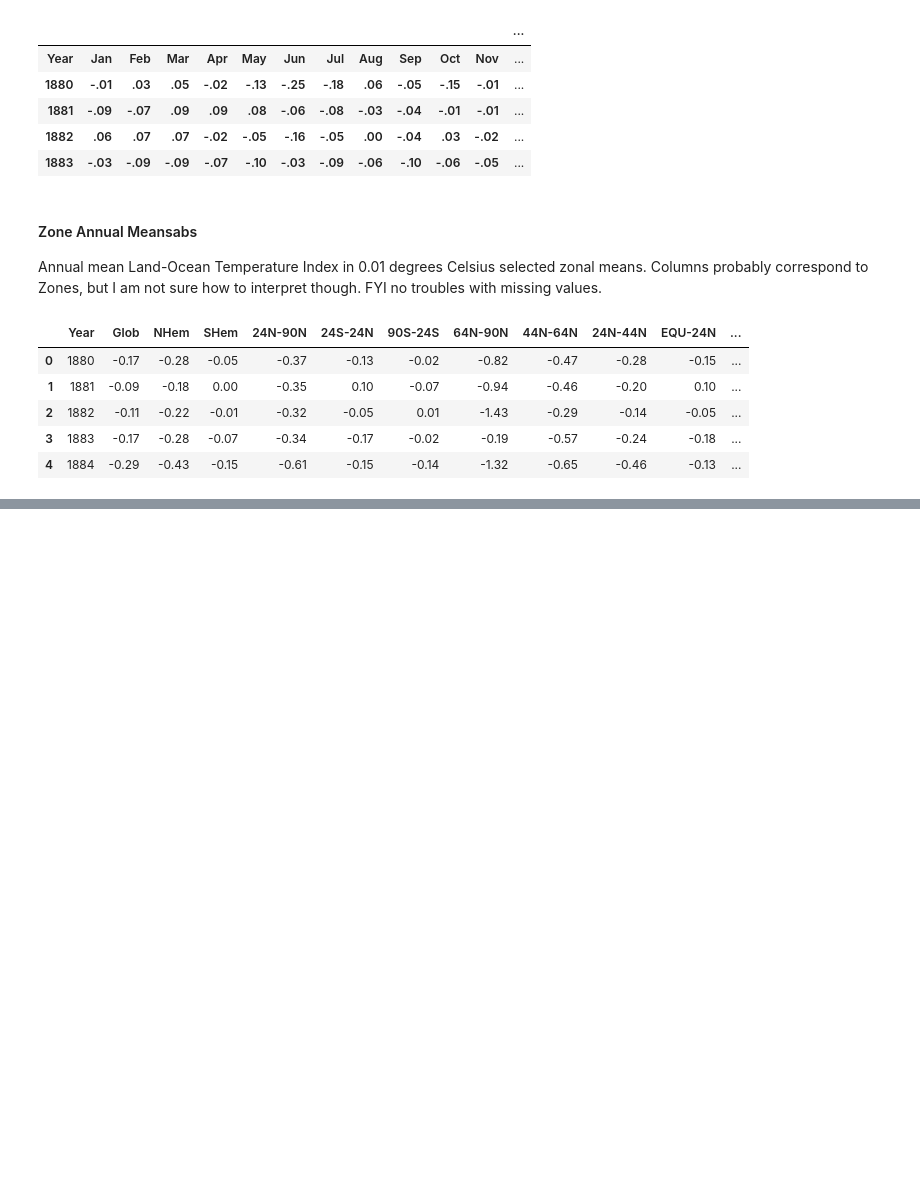
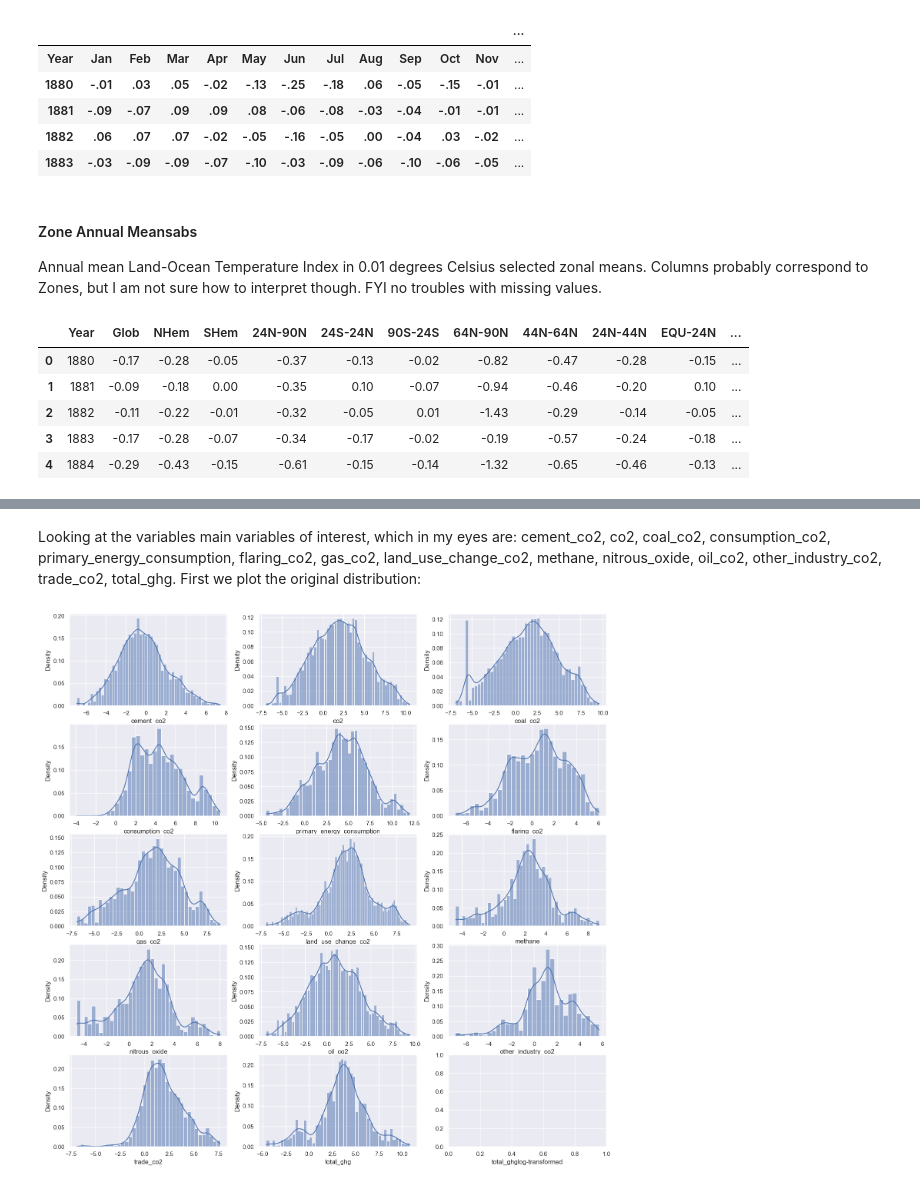
Before and after one commit to shichik07/ClimateAnalysis, a Jupyter notebook: DataExploration/Climate_Explore.ipynb, the cells around one changed output, grey strips where cells are left out. Saved outputs shown, nothing was run; the diff lists cells and outputs as text; code cells hidden in the pictures; blank space fills up the shorter version.

Commit message:
Cleaned up climate explore and played around a bit with the Kaggle data

```diff
--- a/DataExploration/Climate_Explore.ipynb
+++ b/DataExploration/Climate_Explore.ipynb
@@ -10,6 +10,9 @@ import pandas as pd
 import numpy as np
 import matplotlib.pyplot as plt
 import seaborn as sns
+import warnings
+sns.set() # Setting seaborn as default style even if use only matplotlib
+%matplotlib inline
 # %% [markdown]
 ### Load Temperature data Kaggle
 Let's load the Kaggle climate data first. The data was retrieved from [Kaggle](https://www.kaggle.com/datasets/sevgisarac/temperature-change/?select=FAOSTAT_data_1-10-2022.csv).
@@ -168,0 +173,22 @@ Zone_mean_temp_df.head(5)
+# %% [markdown]
+Looking at the variables main variables of interest, which in my eyes are: cement_co2, co2, coal_co2, consumption_co2, primary_energy_consumption, flaring_co2, gas_co2, land_use_change_co2, methane, nitrous_oxide, oil_co2, other_industry_co2, trade_co2, total_ghg. First we plot the original distribution:
+# %%
+var_int = ["cement_co2", "co2", "coal_co2", "consumption_co2", "primary_energy_consumption", "flaring_co2",
+           "gas_co2", "land_use_change_co2", "methane", "nitrous_oxide", "oil_co2", "other_industry_co2",
+           "trade_co2", "total_ghg", "gdp"]
+
+warnings.filterwarnings('ignore')
+# plot the distribution of all of these variablesabs
+
+fig, axes = plt.subplots(5, 3, figsize=(18, 18))
+row_c = 0
+col_c = 0
+for plot in range(len(var_int)):
+    if col_c ==3:
+        col_c = 0
+        row_c+=1
+    sns.histplot(data = np.log(CO2_df[var_int[plot]]), kde=True, stat='density', ax = axes[row_c, col_c])
+    plt.xlabel(var_int[plot] + "log-transformed")
+    col_c +=1
+# %% [output]
+[figure, added]
```
Also changed, not shown: parts of 4 cells of this notebook, 1 other file.
